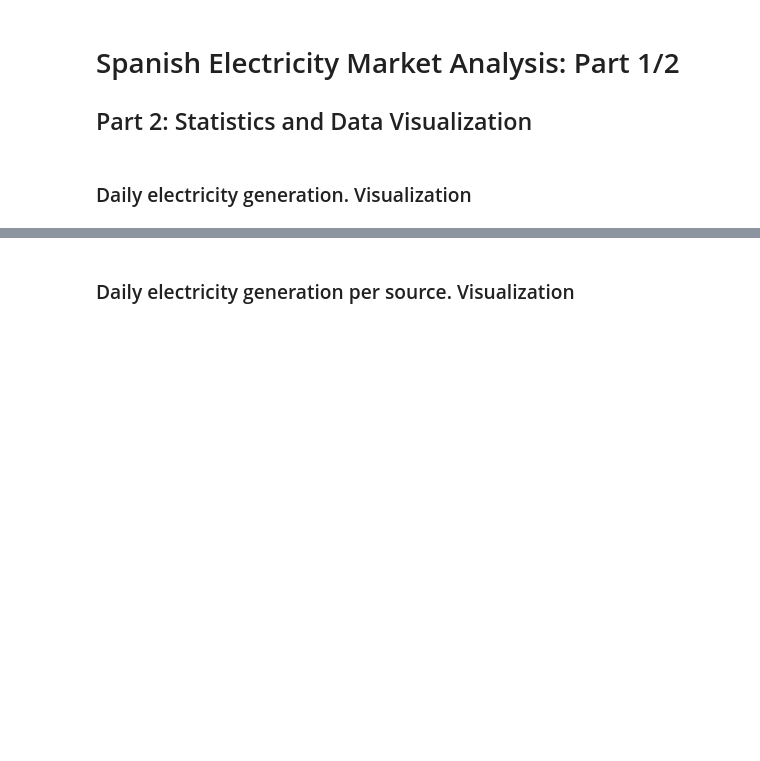
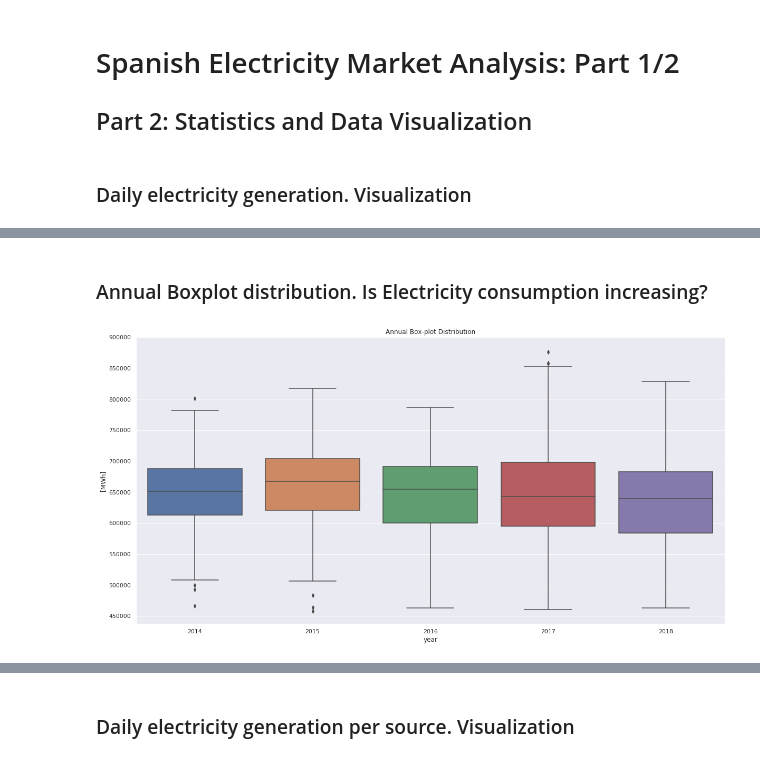
Before and after one commit to ta-data-bcn/Project-Week-5-Your-Own-Project, a Jupyter notebook: your-project/Project_4_Data_Visualization.ipynb, the cells around one changed output, grey strips where cells are left out. Saved outputs shown, nothing was run; the diff lists cells and outputs as text; code cells hidden in the pictures; blank space fills up the shorter version.

```diff
--- a/your-project/Project_4_Data_Visualization.ipynb
+++ b/your-project/Project_4_Data_Visualization.ipynb
@@ -19,0 +48,6 @@ PBF_total_df = pd.read_csv('cleaned_data/generation_per_source.csv') #reading th
+# %%
+PBF_total_df['year'] = PBF_total_df.index.year #to specify only the year.
+PBF_total_df['quarter'] = PBF_total_df.index.quarter #to see to which season it belongs
+PBF_total_df['month'] = PBF_total_df.index.month
+PBF_total_df['week'] = PBF_total_df.index.week
+PBF_total_df['weekday'] = PBF_total_df.index.weekday
@@ -19,0 +69,11 @@ PBF_total_df = pd.read_csv('cleaned_data/generation_per_source.csv') #reading th
+# %% [markdown]
+### Annual Boxplot distribution. Is Electricity consumption increasing?
+# %%
+plt.figure(figsize=(20,10))
+sns.boxplot(data=PBF_total_df["2014":"2018"], x="year", y="value")
+plt.title("Annual Box-plot Distribution")
+plt.ylabel('[MWh]')
+plt.yticks(np.arange(450000,950000,50000))
+plt.show()
+# %% [output]
+[figure, added]
```
Also changed, not shown: parts of 35 cells of this notebook, 1 other file.
